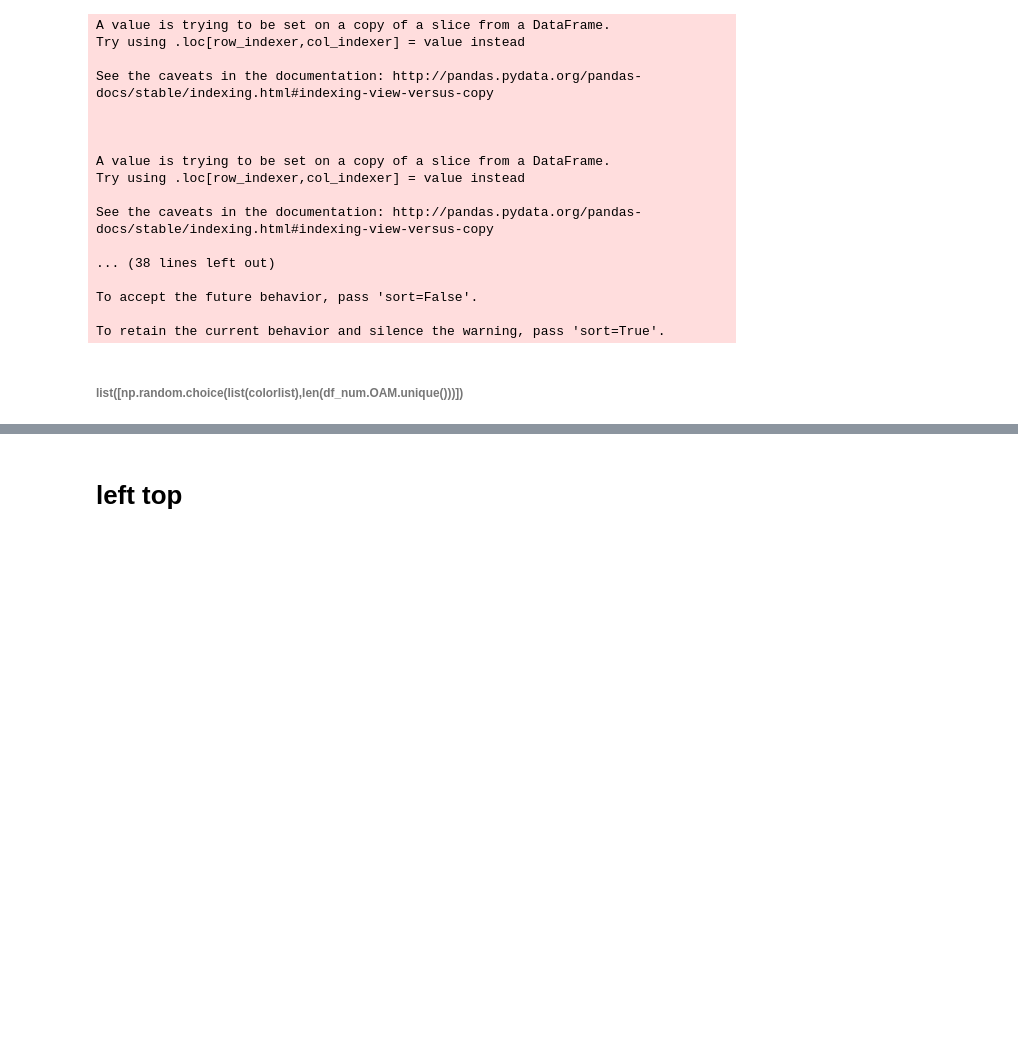
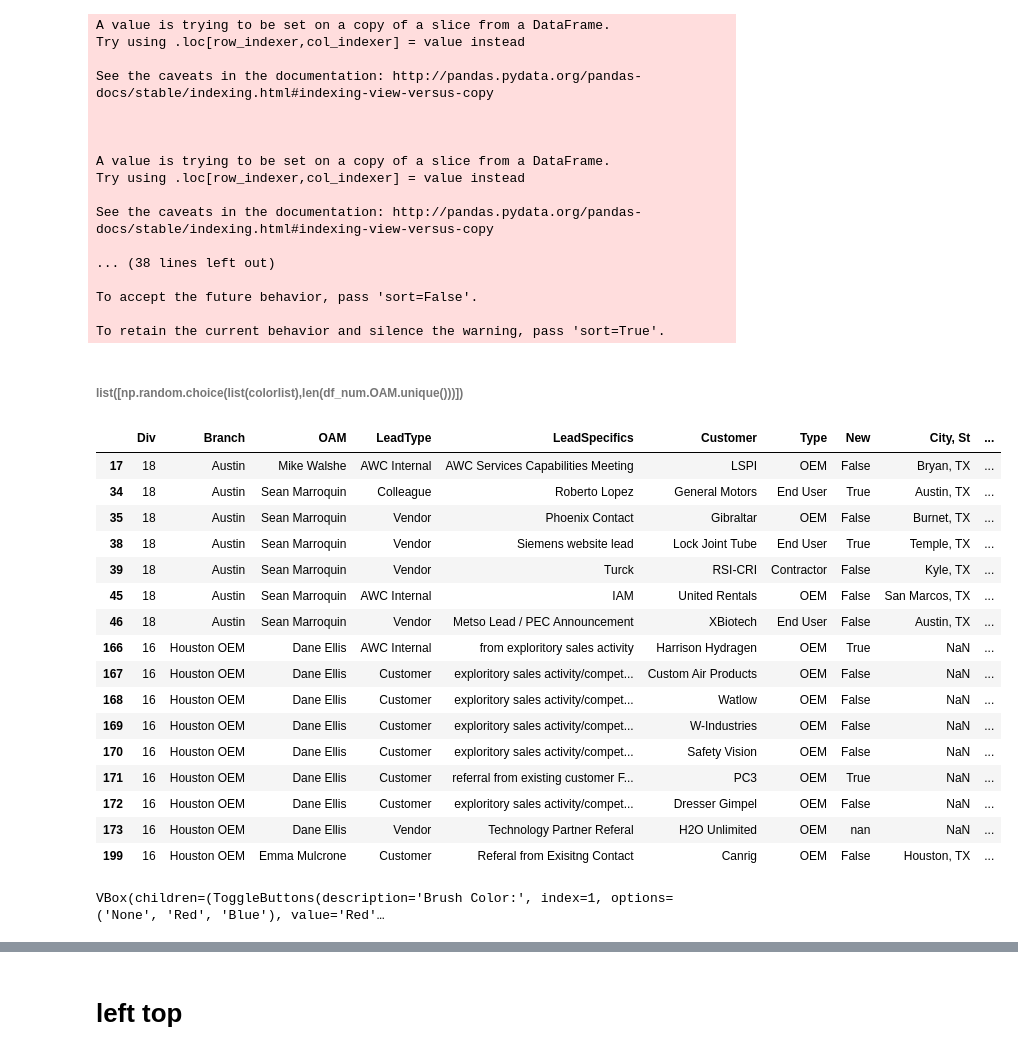
Before and after one commit to BlakeRosenhagen/OP_Dashboard, a Jupyter notebook: clean/clean/Untitled.ipynb, the cells around one changed output, grey strips where cells are left out. Cells and saved outputs as stored; diff of their text form; code cells hidden in the pictures; blank space fills up the shorter version.

```diff
--- a/clean/clean/Untitled.ipynb
+++ b/clean/clean/Untitled.ipynb
@@ -405,6 +486,27 @@ dcc.RangeSlider(
     },
     value=[3, 7.65]
 )
+# %%
+df_num.iloc[[16, 33, 34, 37, 38, 44, 45, 163, 164, 165, 166, 167, 168,
+                       169, 170, 196]]
+# %% [output]
+|  | Div | Branch | OAM | LeadType | LeadSpecifics | Customer | Type | New | City, St | ... |
+| 17 | 18 | Austin | Mike Walshe | AWC Internal | AWC Services Capabilities Meeting | LSPI | OEM | False | Bryan, TX | ... |
+| 34 | 18 | Austin | Sean Marroquin | Colleague | Roberto Lopez | General Motors | End User | True | Austin, TX | ... |
+| 35 | 18 | Austin | Sean Marroquin | Vendor | Phoenix Contact | Gibraltar | OEM | False | Burnet, TX | ... |
+| 38 | 18 | Austin | Sean Marroquin | Vendor | Siemens website lead | Lock Joint Tube | End User | True | Temple, TX | ... |
+| 39 | 18 | Austin | Sean Marroquin | Vendor | Turck | RSI-CRI | Contractor | False | Kyle, TX | ... |
+| 45 | 18 | Austin | Sean Marroquin | AWC Internal | IAM | United Rentals | OEM | False | San Marcos, TX | ... |
+| 46 | 18 | Austin | Sean Marroquin | Vendor | Metso Lead / PEC Announcement | XBiotech | End User | False | Austin, TX | ... |
+| 166 | 16 | Houston OEM | Dane Ellis | AWC Internal | from exploritory sales activity | Harrison Hydragen | OEM | True | NaN | ... |
+| 167 | 16 | Houston OEM | Dane Ellis | Customer | exploritory sales activity/compet... | Custom Air Products | OEM | False | NaN | ... |
+| 168 | 16 | Houston OEM | Dane Ellis | Customer | exploritory sales activity/compet... | Watlow | OEM | False | NaN | ... |
+| 169 | 16 | Houston OEM | Dane Ellis | Customer | exploritory sales activity/compet... | W-Industries | OEM | False | NaN | ... |
+| 170 | 16 | Houston OEM | Dane Ellis | Customer | exploritory sales activity/compet... | Safety Vision | OEM | False | NaN | ... |
+| 171 | 16 | Houston OEM | Dane Ellis | Customer | referral from existing customer F... | PC3 | OEM | True | NaN | ... |
+| 172 | 16 | Houston OEM | Dane Ellis | Customer | exploritory sales activity/compet... | Dresser Gimpel | OEM | False | NaN | ... |
+| 173 | 16 | Houston OEM | Dane Ellis | Vendor | Technology Partner Referal | H2O Unlimited | OEM | nan | NaN | ... |
+| 199 | 16 | Houston OEM | Emma Mulcrone | Customer | Referal from Exisitng Contact | Canrig | OEM | False | Houston, TX | ... |
 # %%
 import plotly.graph_objects as go
 import ipywidgets as widgets
@@ -449,7 +551,13 @@ fig = go.FigureWidget(
 
 fig.update_layout(height=800, xaxis={'title': '{}'.format(x_value)},
                   yaxis={'title': '{}'.format(y_value), 'domain': [0.6, 1]},
-                  dragmode='lasso', hovermode='closest')
+                  dragmode='lasso', hovermode='closest',
+                  margin=dict(l=0, r=0, t=0, b=0),
+                  #aper_bgcolor="lightcyan",
+                  #lot_bgcolor='lightsteelblue' #gainsboro, lightsteelblue lightsalmon lightgreen lightpink lightcyan lightblue black)
+                 )
+
+
 
 # Build color selection widget
 color_toggle = widgets.ToggleButtons(
@@ -463,8 +571,8 @@ def update_color(trace, points, state):
     #print(new_color)
     new_color[points.point_inds] = color_toggle.index
 
-
-    print(fig.data[0].selectedpoints)
+    print(fig.data[0])
+    #print(fig.data[0].selectedpoints)
     with fig.batch_update():
         # Update scatter color
         fig.data[0].marker.color = new_color
@@ -479,3 +587,5 @@ fig.data[1].on_click(update_color)
 
 # Display figure
 widgets.VBox([color_toggle, fig])
+# %% [output]
+VBox(children=(ToggleButtons(description='Brush Color:', index=1, options=('None', 'Red', 'Blue'), value='Red'…
```
Also changed, not shown: parts of 38 cells of this notebook, 5 other files.
